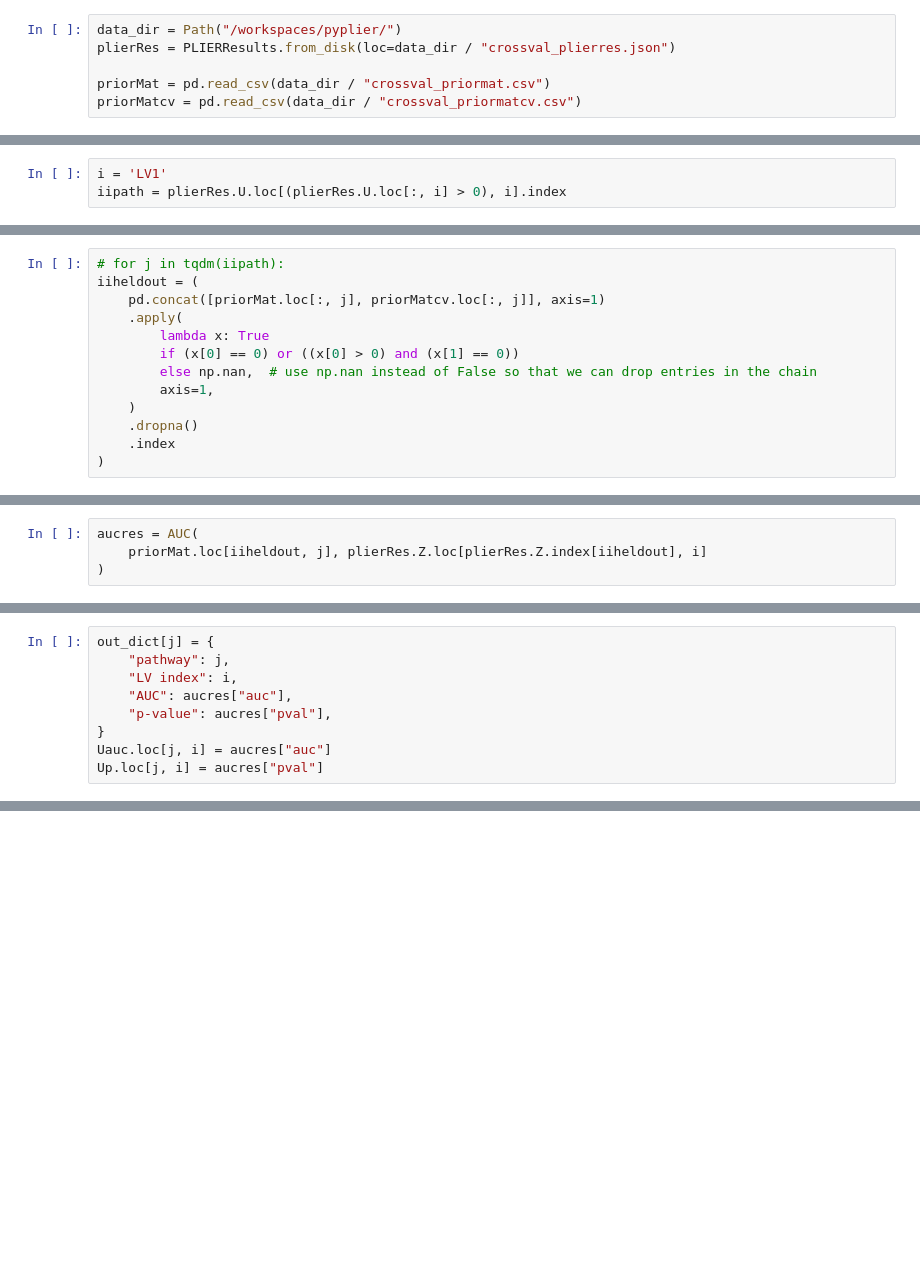
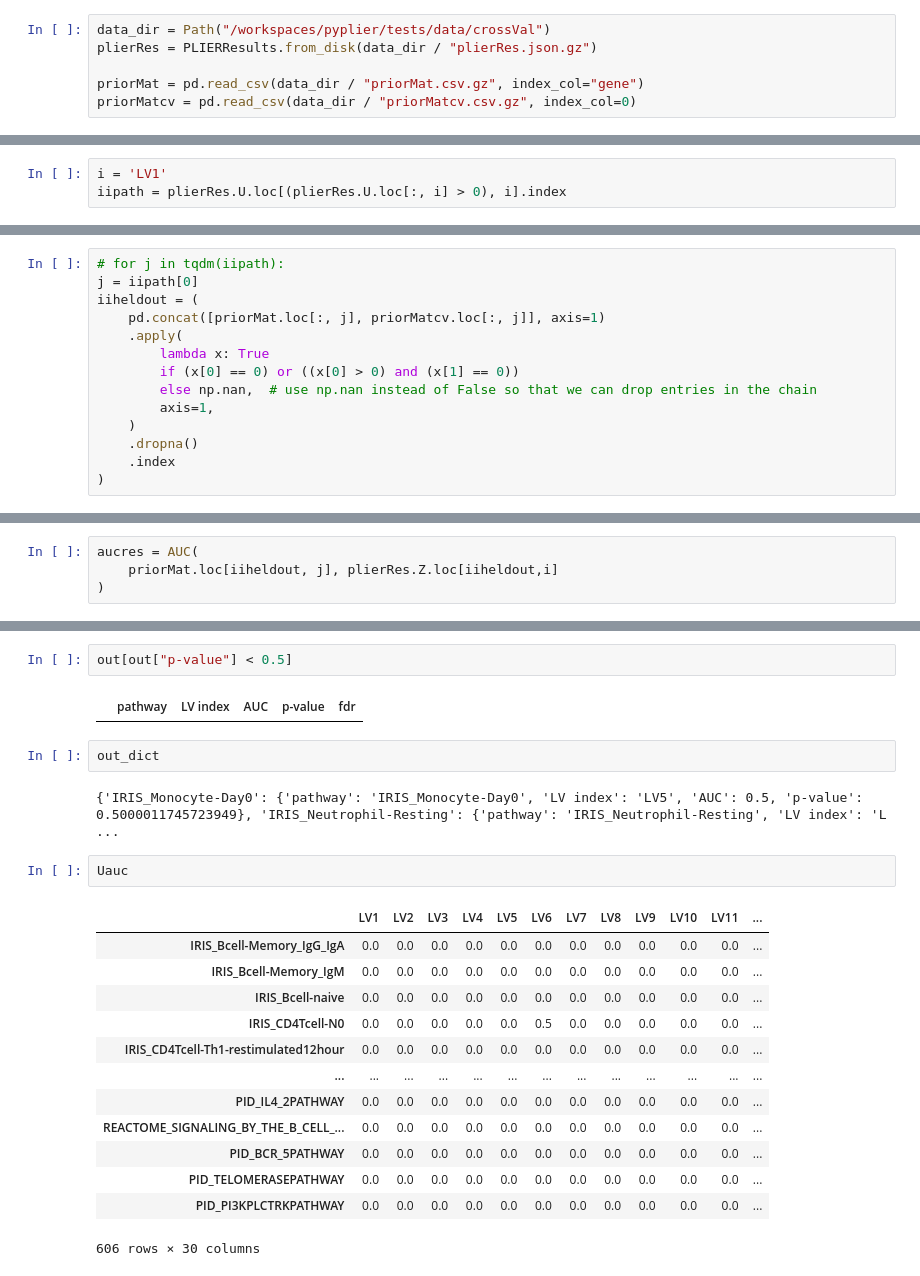
Before and after one commit to milescsmith/pyplier, a Jupyter notebook: transcoding_notebooks/crossVal_debugging.ipynb, the cells around one changed output, grey strips where cells are left out. Saved outputs shown, nothing was run; the diff lists cells and outputs as text; blank space fills up the shorter version.

Commit message:
updates to crossval, testing data

```diff
--- a/transcoding_notebooks/crossVal_debugging.ipynb
+++ b/transcoding_notebooks/crossVal_debugging.ipynb
@@ -11,11 +12,11 @@ from pyplier.copyMat import copyMat
 from pyplier.PLIERRes import PLIERResults
 from pathlib import Path
 # %%
-data_dir = Path("/workspaces/pyplier/")
-plierRes = PLIERResults.from_disk(loc=data_dir / "crossval_plierres.json")
+data_dir = Path("/workspaces/pyplier/tests/data/crossVal")
+plierRes = PLIERResults.from_disk(data_dir / "plierRes.json.gz")
 
-priorMat = pd.read_csv(data_dir / "crossval_priormat.csv")
-priorMatcv = pd.read_csv(data_dir / "crossval_priormatcv.csv")
+priorMat = pd.read_csv(data_dir / "priorMat.csv.gz", index_col="gene")
+priorMatcv = pd.read_csv(data_dir / "priorMatcv.csv.gz", index_col=0)
 # %%
 out = pd.DataFrame(
         data=np.empty(shape=(0, 4)), columns=["pathway", "LV index", "AUC", "p-value"]
@@ -48,5 +51,6 @@ iipath[0]
 # %%
 # for j in tqdm(iipath):
+j = iipath[0]
 iiheldout = (
     pd.concat([priorMat.loc[:, j], priorMatcv.loc[:, j]], axis=1)
     .apply(
@@ -65,4 +115,4 @@ i
 # %%
 aucres = AUC(
-    priorMat.loc[iiheldout, j], plierRes.Z.loc[plierRes.Z.index[iiheldout], i]
+    priorMat.loc[iiheldout, j], plierRes.Z.loc[iiheldout,i]
 )
@@ -108,9 +118,0 @@ return res
-# %%
-out_dict[j] = {
-    "pathway": j,
-    "LV index": i,
-    "AUC": aucres["auc"],
-    "p-value": aucres["pval"],
-}
-Uauc.loc[j, i] = aucres["auc"]
-Up.loc[j, i] = aucres["pval"]
@@ -172,0 +249,24 @@ IndentationError: unexpected indent (<string>, line 4)
+# %%
+out[out["p-value"] < 0.5]
+# %% [output]
+|  | pathway | LV index | AUC | p-value | fdr |
+# %%
+out_dict
+# %% [output]
+{'IRIS_Monocyte-Day0': {'pathway': 'IRIS_Monocyte-Day0', 'LV index': 'LV5', 'AUC': 0.5, 'p-value': 0.5000011745723949}, 'IRIS_Neutrophil-Resting': {'pathway': 'IRIS_Neutrophil-Resting', 'LV index': 'L ...
+# %%
+Uauc
+# %% [output]
+|  | LV1 | LV2 | LV3 | LV4 | LV5 | LV6 | LV7 | LV8 | LV9 | LV10 | LV11 | ... |
+| IRIS_Bcell-Memory_IgG_IgA | 0.0 | 0.0 | 0.0 | 0.0 | 0.0 | 0.0 | 0.0 | 0.0 | 0.0 | 0.0 | 0.0 | ... |
+| IRIS_Bcell-Memory_IgM | 0.0 | 0.0 | 0.0 | 0.0 | 0.0 | 0.0 | 0.0 | 0.0 | 0.0 | 0.0 | 0.0 | ... |
+| IRIS_Bcell-naive | 0.0 | 0.0 | 0.0 | 0.0 | 0.0 | 0.0 | 0.0 | 0.0 | 0.0 | 0.0 | 0.0 | ... |
+| IRIS_CD4Tcell-N0 | 0.0 | 0.0 | 0.0 | 0.0 | 0.0 | 0.5 | 0.0 | 0.0 | 0.0 | 0.0 | 0.0 | ... |
+| IRIS_CD4Tcell-Th1-restimulated12hour | 0.0 | 0.0 | 0.0 | 0.0 | 0.0 | 0.0 | 0.0 | 0.0 | 0.0 | 0.0 | 0.0 | ... |
+| ... | ... | ... | ... | ... | ... | ... | ... | ... | ... | ... | ... | ... |
+| PID_IL4_2PATHWAY | 0.0 | 0.0 | 0.0 | 0.0 | 0.0 | 0.0 | 0.0 | 0.0 | 0.0 | 0.0 | 0.0 | ... |
+| REACTOME_SIGNALING_BY_THE_B_CELL_... | 0.0 | 0.0 | 0.0 | 0.0 | 0.0 | 0.0 | 0.0 | 0.0 | 0.0 | 0.0 | 0.0 | ... |
+| PID_BCR_5PATHWAY | 0.0 | 0.0 | 0.0 | 0.0 | 0.0 | 0.0 | 0.0 | 0.0 | 0.0 | 0.0 | 0.0 | ... |
+| PID_TELOMERASEPATHWAY | 0.0 | 0.0 | 0.0 | 0.0 | 0.0 | 0.0 | 0.0 | 0.0 | 0.0 | 0.0 | 0.0 | ... |
+| PID_PI3KPLCTRKPATHWAY | 0.0 | 0.0 | 0.0 | 0.0 | 0.0 | 0.0 | 0.0 | 0.0 | 0.0 | 0.0 | 0.0 | ... |
+606 rows × 30 columns
```
Also changed, not shown: parts of 27 cells of this notebook, 20 other files.
